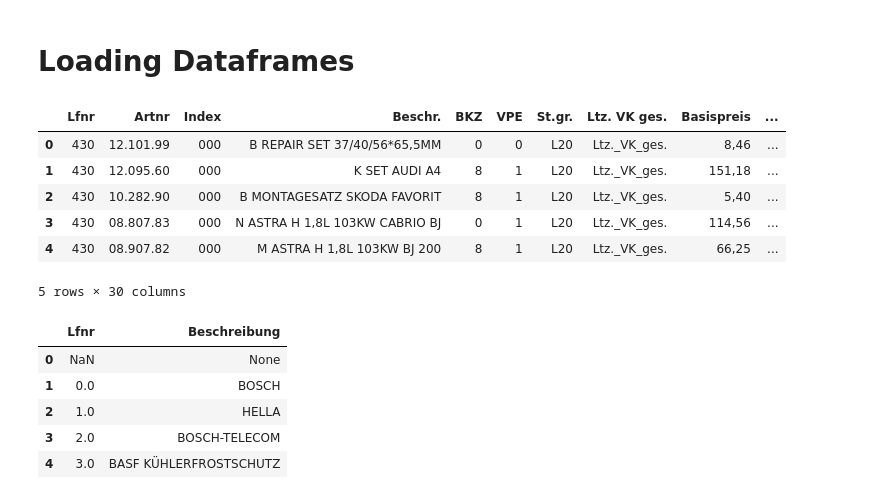
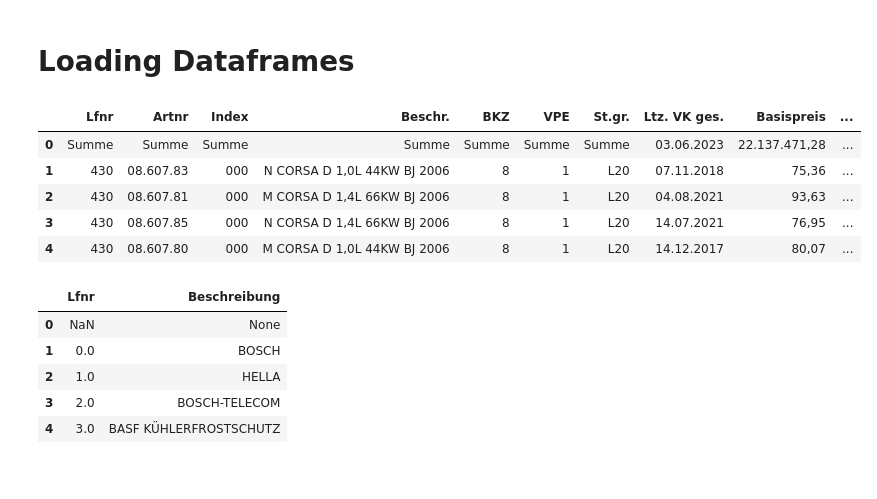
Before and after one commit to capstone-kueblbeck/capstone-kueblbeck, a Jupyter notebook: coding/data_cleaning.ipynb, the cells around one changed output. Cells and saved outputs as stored; diff of their text form; code cells hidden in the pictures.

```diff
--- a/coding/data_cleaning.ipynb
+++ b/coding/data_cleaning.ipynb
@@ -22,15 +20,14 @@ pd.options.display.max_columns = 30
 # %% [markdown]
 # Loading Dataframes
 # %%
-base_sql_query = f'select * from {schema}.lagerbestand'
-df_lagerbestand = sf.get_dataframe(base_sql_query)
+sql_query = f'select * from {schema}.lagerbestand'
+df_lagerbestand = sf.get_dataframe(sql_query)
 df_lagerbestand.head()
 # %% [output]
 |  | Lfnr | Artnr | Index | Beschr. | BKZ | VPE | St.gr. | Ltz. VK ges. | Basispreis | ... |
-| 0 | 430 | 12.101.99 | 000 | B REPAIR SET 37/40/56*65,5MM | 0 | 0 | L20 | Ltz._VK_ges. | 8,46 | ... |
-| 1 | 430 | 12.095.60 | 000 | K SET AUDI A4 | 8 | 1 | L20 | Ltz._VK_ges. | 151,18 | ... |
-| 2 | 430 | 10.282.90 | 000 | B MONTAGESATZ SKODA FAVORIT | 8 | 1 | L20 | Ltz._VK_ges. | 5,40 | ... |
-| 3 | 430 | 08.807.83 | 000 | N ASTRA H 1,8L 103KW CABRIO BJ | 0 | 1 | L20 | Ltz._VK_ges. | 114,56 | ... |
-| 4 | 430 | 08.907.82 | 000 | M ASTRA H 1,8L 103KW BJ 200 | 8 | 1 | L20 | Ltz._VK_ges. | 66,25 | ... |
+| 0 | Summe | Summe | Summe | Summe | Summe | Summe | Summe | 03.06.2023 | 22.137.471,28 | ... |
+| 1 | 430 | 08.607.83 | 000 | N CORSA D 1,0L 44KW BJ 2006 | 8 | 1 | L20 | 07.11.2018 | 75,36 | ... |
+| 2 | 430 | 08.607.81 | 000 | M CORSA D 1,4L 66KW BJ 2006 | 8 | 1 | L20 | 04.08.2021 | 93,63 | ... |
+| 3 | 430 | 08.607.85 | 000 | N CORSA D 1,4L 66KW BJ 2006 | 8 | 1 | L20 | 14.07.2021 | 76,95 | ... |
+| 4 | 430 | 08.607.80 | 000 | M CORSA D 1,0L 44KW BJ 2006 | 8 | 1 | L20 | 14.12.2017 | 80,07 | ... |
-5 rows × 30 columns
 # %%
```
Also changed, not shown: parts of 9 cells of this notebook.
